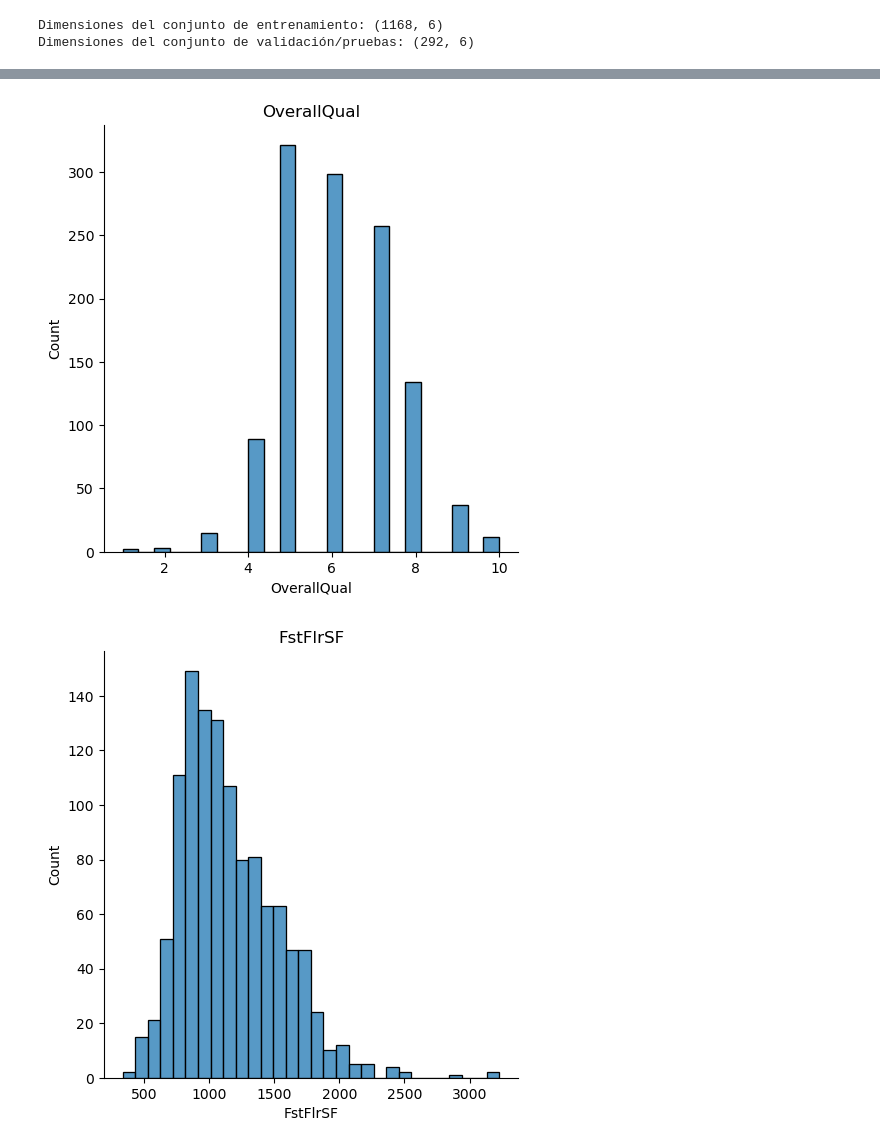
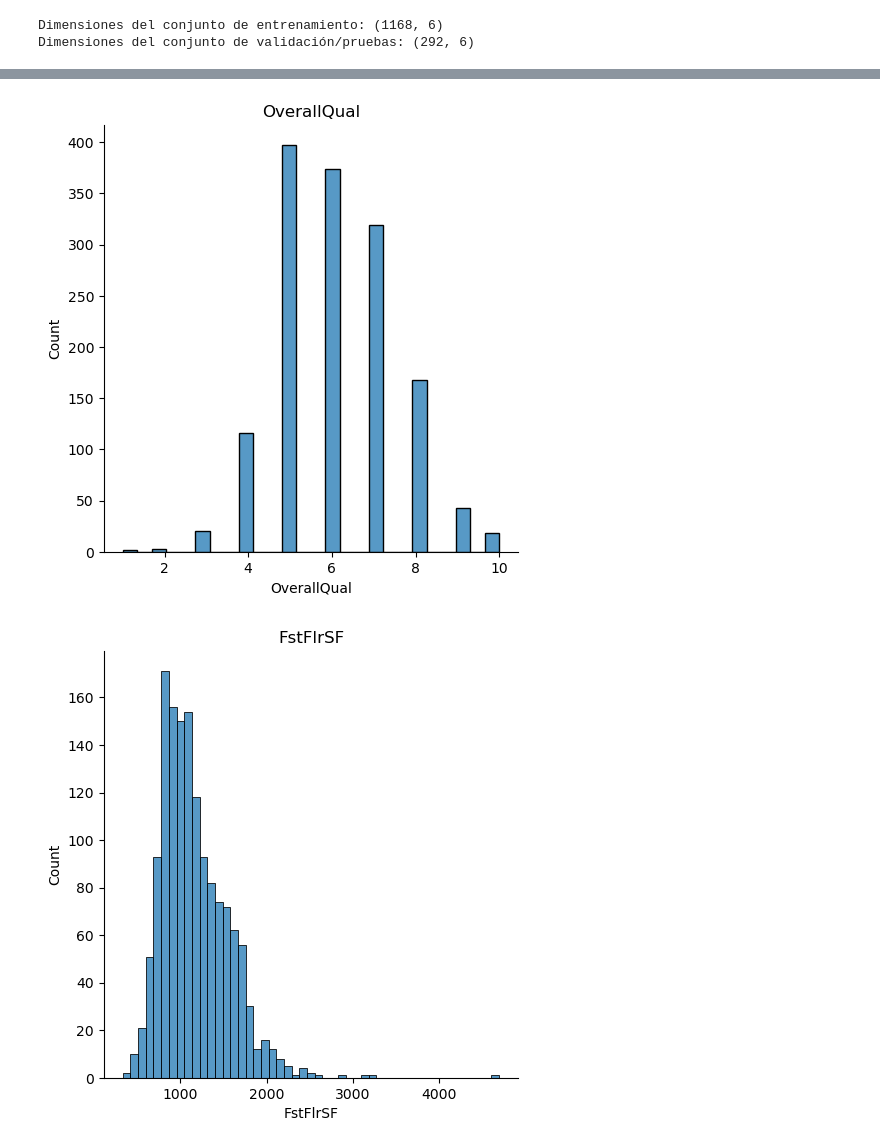
Before and after one commit to dihego2402/ASfifds, a Jupyter notebook: Proyecto.ipynb, the cells around one changed output, grey strips where cells are left out. Drawn from its saved outputs; the diff is of its cells as text; code cells hidden in the pictures.

```diff
--- a/Proyecto.ipynb
+++ b/Proyecto.ipynb
@@ -111,3 +111,6 @@ print(dt_imputados)
  [2.66500e+05 7.00000e+00 1.18800e+03 9.00000e+00 1.94100e+03 6.60000e+01]
  [1.42125e+05 5.00000e+00 1.07800e+03 5.00000e+00 1.95000e+03 6.80000e+01]
  [1.47500e+05 5.00000e+00 1.25600e+03 6.00000e+00 1.96500e+03 7.50000e+01]]
+# %%
+df_ma = pd.DataFrame(dt_imputados, columns=['SalePrice', 'OverallQual', 'FstFlrSF', 'TotRmsAbvGrd', 'YearBuilt', 'LotFrontage'])
+df_ma
@@ -285,27 +206,27 @@ Desviación: 21.29936753833488
 # %%
 #Histogramas de Variables
 
-gfs = sns.displot(df1['SalePrice'])
+gfs = sns.displot(df_ma['SalePrice'])
 gfs.set(title='SalePrice')
 plt.show()
 print()
-gfo = sns.displot(df1['OverallQual'])
+gfo = sns.displot(df_ma['OverallQual'])
 gfo.set(title='OverallQual')
 plt.show()
 print()
-gff = sns.displot(df1['FstFlrSF'])
+gff = sns.displot(df_ma['FstFlrSF'])
 gff.set(title='FstFlrSF')
 plt.show()
 print()
-gft = sns.displot(df1['TotRmsAbvGrd'])
+gft = sns.displot(df_ma['TotRmsAbvGrd'])
 gft.set(title='TotRmsAbvGrd')
 plt.show()
 print()
-gfy = sns.displot(df1['YearBuilt'])
+gfy = sns.displot(df_ma['YearBuilt'])
 gfy.set(title='YearBuilt')
 plt.show()
 print()
-gfs = sns.displot(df1['LotFrontage'])
+gfs = sns.displot(df_ma['LotFrontage'])
 gfs.set(title='LotFrontage')
 plt.show()
 # %% [output]
@@ -313,2 +234,2 @@ plt.show()
-[figure, old version]
+[figure, new version]
-[figure, old version]
+[figure, new version]
```
Also changed, not shown: parts of 17 cells of this notebook.
